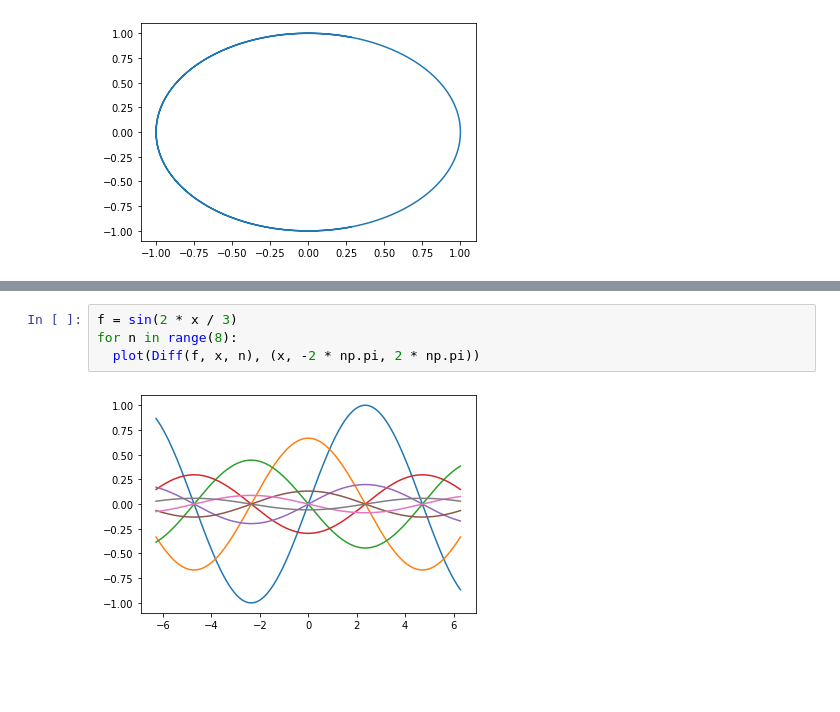
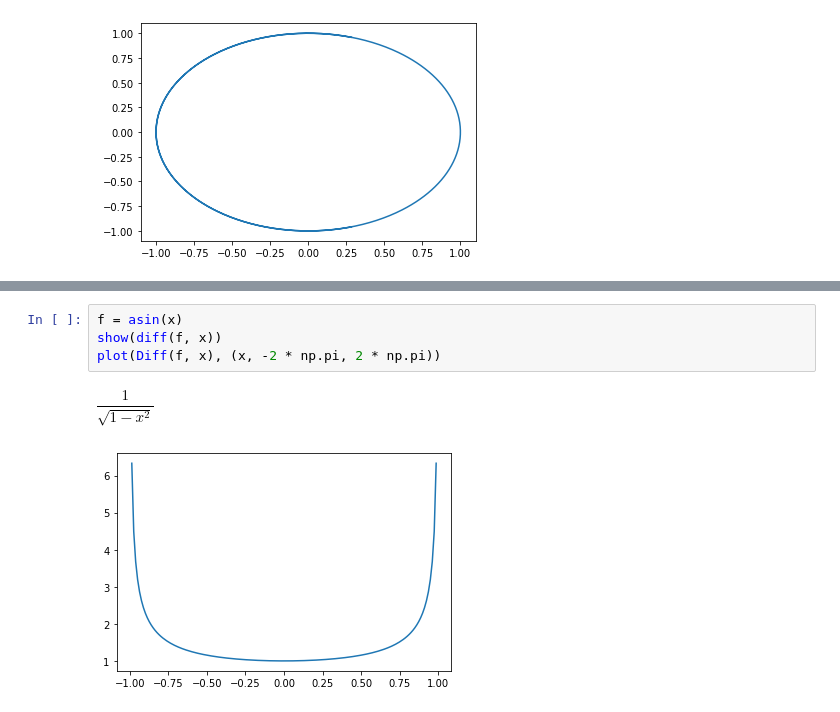
Before and after one commit to Flaschix/KompAlg, a Jupyter notebook: Expression.ipynb, the cells around one changed output, grey strips where cells are left out. Cells and saved outputs as stored; diff of their text form; blank space fills up the shorter version.

```diff
--- a/Expression.ipynb
+++ b/Expression.ipynb
@@ -344,6 +375,7 @@ $\displaystyle \dfrac{\cos 2 \cdot x \cdot 0 \cdot x + 2 \cdot 1 \cdot \cos x -
 # %%
-f = sin(2 * x / 3)
-for n in range(8):
-  plot(Diff(f, x, n), (x, -2 * np.pi, 2 * np.pi))
+f = asin(x)
+show(diff(f, x))
+plot(Diff(f, x), (x, -2 * np.pi, 2 * np.pi))
 # %% [output]
+$\displaystyle \dfrac{1}{\sqrt{1 - {x}^{2}}}$
-[figure, old version]
+[figure, new version]
```
Also changed, not shown: parts of 4 cells of this notebook.
